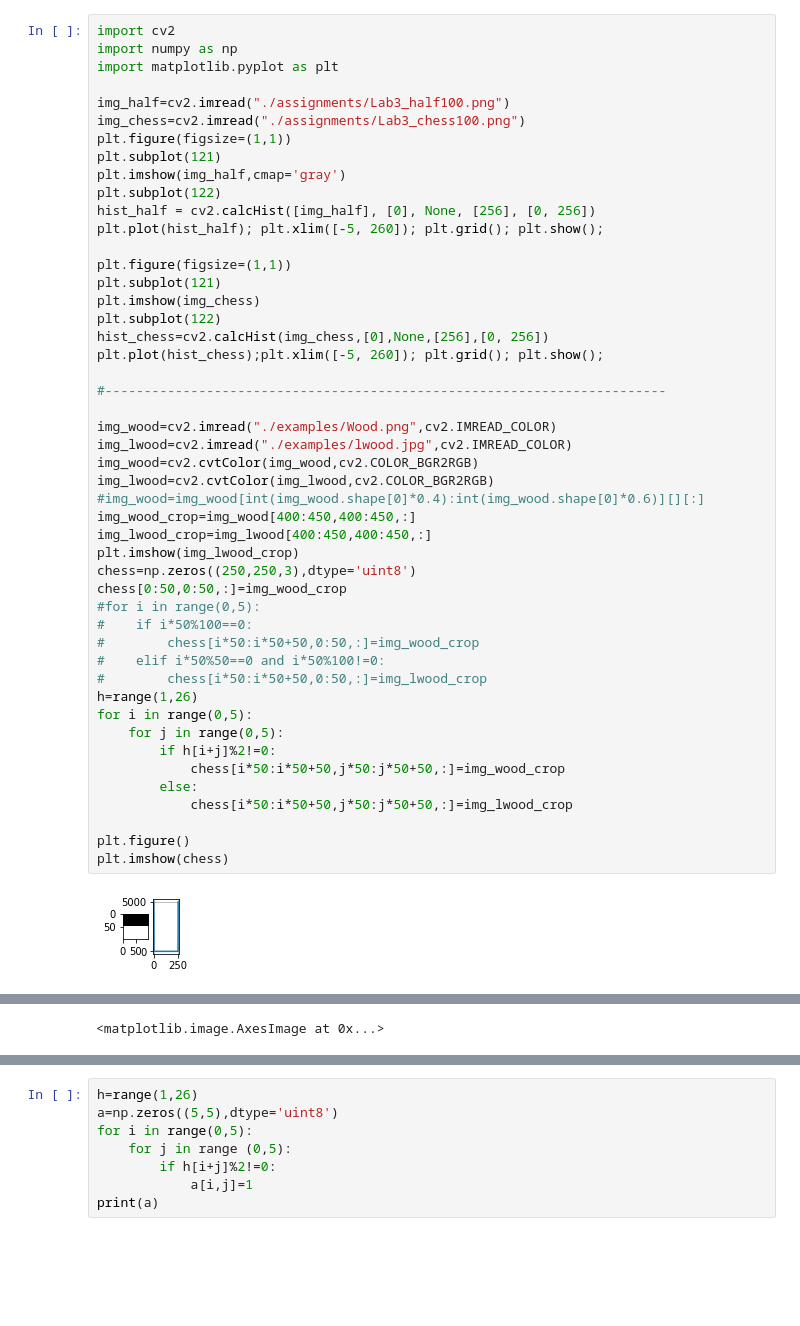
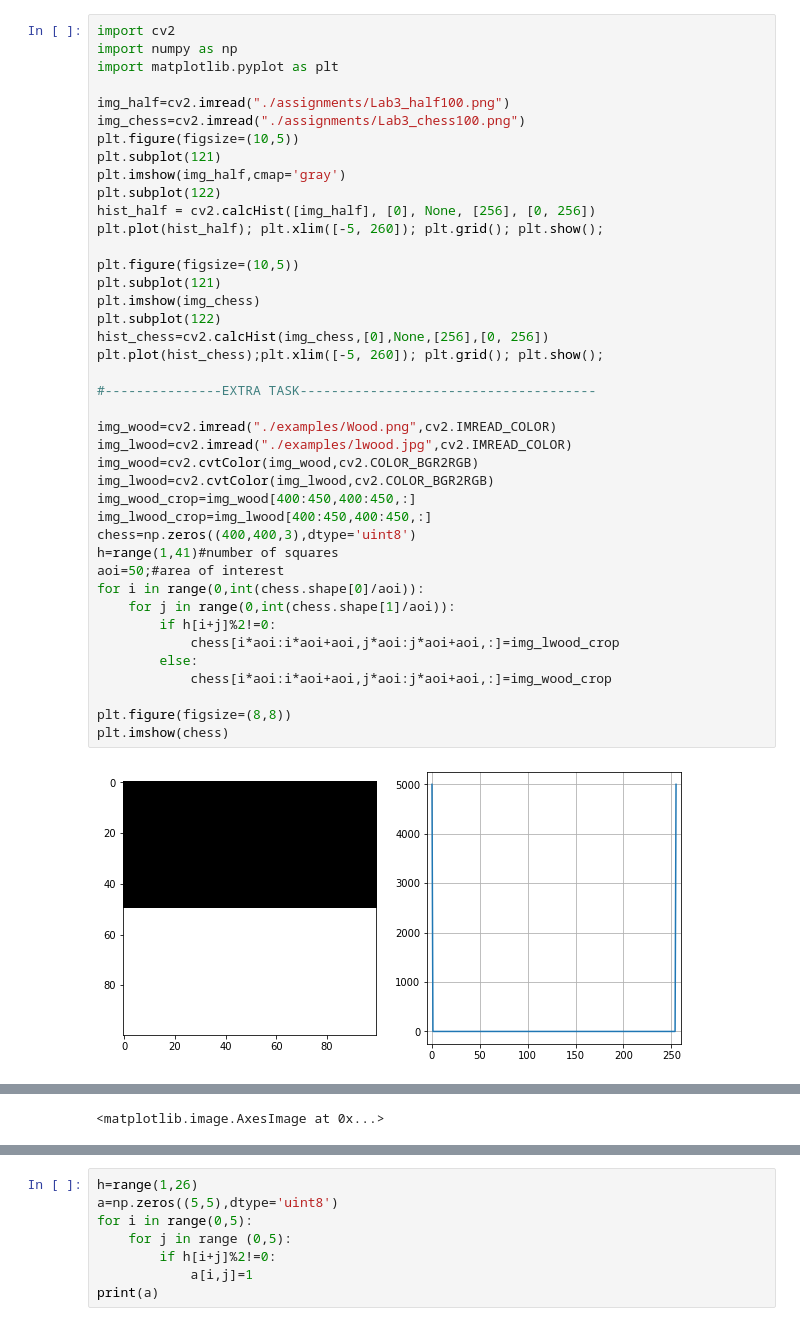
Before and after one commit to Jeyky/DIG_IP, a Jupyter notebook: Task_lab2.ipynb, the cells around one changed output, grey strips where cells are left out. Drawn from its saved outputs; the diff is of its cells as text; blank space fills up the shorter version.

```diff
--- a/Task_lab2.ipynb
+++ b/Task_lab2.ipynb
@@ -2,49 +2,42 @@
 import cv2
 import numpy as np
 import matplotlib.pyplot as plt
 
 img_half=cv2.imread("./assignments/Lab3_half100.png")
 img_chess=cv2.imread("./assignments/Lab3_chess100.png")
-plt.figure(figsize=(1,1))
+plt.figure(figsize=(10,5))
 plt.subplot(121)
 plt.imshow(img_half,cmap='gray')
 plt.subplot(122)
 hist_half = cv2.calcHist([img_half], [0], None, [256], [0, 256])
 plt.plot(hist_half); plt.xlim([-5, 260]); plt.grid(); plt.show();
 
-plt.figure(figsize=(1,1))
+plt.figure(figsize=(10,5))
 plt.subplot(121)
 plt.imshow(img_chess)
 plt.subplot(122)
 hist_chess=cv2.calcHist(img_chess,[0],None,[256],[0, 256])
 plt.plot(hist_chess);plt.xlim([-5, 260]); plt.grid(); plt.show();
 
-#------------------------------------------------------------------------
+#---------------EXTRA TASK--------------------------------------
 
 img_wood=cv2.imread("./examples/Wood.png",cv2.IMREAD_COLOR)
 img_lwood=cv2.imread("./examples/lwood.jpg",cv2.IMREAD_COLOR)
 img_wood=cv2.cvtColor(img_wood,cv2.COLOR_BGR2RGB)
 img_lwood=cv2.cvtColor(img_lwood,cv2.COLOR_BGR2RGB)
-#img_wood=img_wood[int(img_wood.shape[0]*0.4):int(img_wood.shape[0]*0.6)][][:]
 img_wood_crop=img_wood[400:450,400:450,:]
 img_lwood_crop=img_lwood[400:450,400:450,:]
-plt.imshow(img_lwood_crop)
-chess=np.zeros((250,250,3),dtype='uint8')
-chess[0:50,0:50,:]=img_wood_crop
-#for i in range(0,5):
-#    if i*50%100==0:
-#        chess[i*50:i*50+50,0:50,:]=img_wood_crop
-#    elif i*50%50==0 and i*50%100!=0:
-#        chess[i*50:i*50+50,0:50,:]=img_lwood_crop
-h=range(1,26)
-for i in range(0,5):
-    for j in range(0,5):
+chess=np.zeros((400,400,3),dtype='uint8')
+h=range(1,41)#number of squares
+aoi=50;#area of interest
+for i in range(0,int(chess.shape[0]/aoi)):
+    for j in range(0,int(chess.shape[1]/aoi)):
         if h[i+j]%2!=0:
-            chess[i*50:i*50+50,j*50:j*50+50,:]=img_wood_crop
+            chess[i*aoi:i*aoi+aoi,j*aoi:j*aoi+aoi,:]=img_lwood_crop
         else:
-            chess[i*50:i*50+50,j*50:j*50+50,:]=img_lwood_crop
+            chess[i*aoi:i*aoi+aoi,j*aoi:j*aoi+aoi,:]=img_wood_crop
 
-plt.figure()
+plt.figure(figsize=(8,8))
 plt.imshow(chess)
 # %% [output]
-[figure, old version]
+[figure, new version]
```
Also changed, not shown: parts of 1 cell of this notebook, 1 other file.
